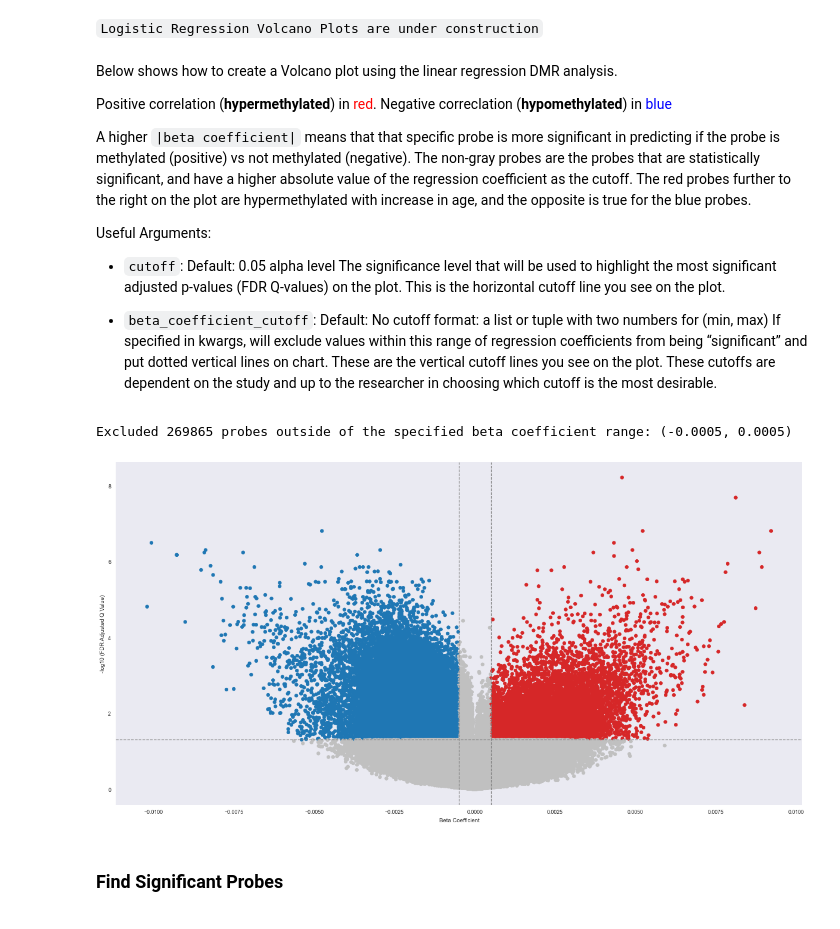
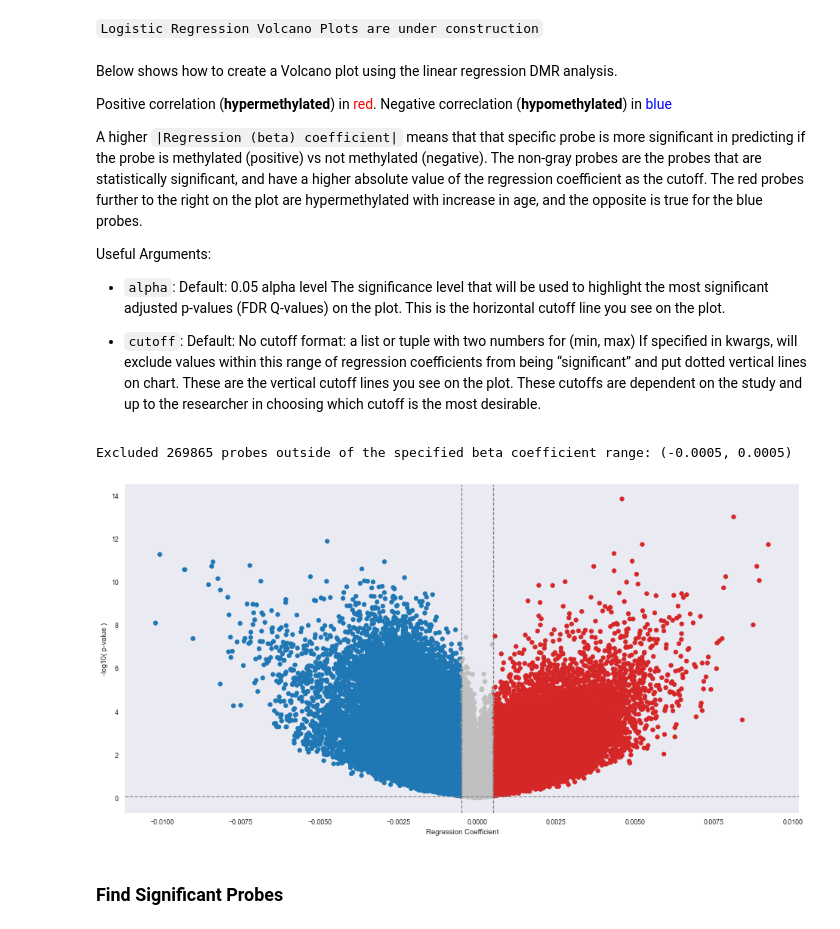
Before and after one commit to FoxoTech/methylize, a Jupyter notebook: docs/methylize_tutorial.ipynb, the cells around one changed output. Drawn from its saved outputs; the diff is of its cells as text; code cells hidden in the pictures.

```diff
--- a/docs/methylize_tutorial.ipynb
+++ b/docs/methylize_tutorial.ipynb
@@ -217,18 +218,18 @@ Below shows how to create a Volcano plot using the linear regression DMR analysi
 Positive correlation (**hypermethylated**) in <font color='red'>red</font>.
 Negative correclation (**hypomethylated**) in <font color='blue'>blue</font>
 
-A higher `|beta coefficient|` means that that specific probe is more significant in predicting if the probe is methylated (positive) vs not methylated (negative). The non-gray probes are the probes that are statistically significant, and have a higher absolute value of the regression coefficient as the cutoff. The red probes further to the right on the plot are hypermethylated with increase in age, and the opposite is true for the blue probes.
+A higher `|Regression (beta) coefficient|` means that that specific probe is more significant in predicting if the probe is methylated (positive) vs not methylated (negative). The non-gray probes are the probes that are statistically significant, and have a higher absolute value of the regression coefficient as the cutoff. The red probes further to the right on the plot are hypermethylated with increase in age, and the opposite is true for the blue probes.
 
 Useful Arguments:
 
-* `cutoff`: Default: 0.05 alpha level The significance level that will be used to highlight the most significant adjusted p-values (FDR Q-values) on the plot. This is the horizontal cutoff line you see on the plot.
+* `alpha`: Default: 0.05 alpha level The significance level that will be used to highlight the most significant adjusted p-values (FDR Q-values) on the plot. This is the horizontal cutoff line you see on the plot.
 
-* `beta_coefficient_cutoff`: Default: No cutoff format: a list or tuple with two numbers for (min, max) If specified in kwargs, will exclude values within this range of regression coefficients from being “significant” and put dotted vertical lines on chart. These are the vertical cutoff lines you see on the plot. These cutoffs are dependent on the study and up to the researcher in choosing which cutoff is the most desirable.
+* `cutoff`: Default: No cutoff format: a list or tuple with two numbers for (min, max) If specified in kwargs, will exclude values within this range of regression coefficients from being “significant” and put dotted vertical lines on chart. These are the vertical cutoff lines you see on the plot. These cutoffs are dependent on the study and up to the researcher in choosing which cutoff is the most desirable.
 # %%
-methylize.volcano_plot(test_results2, fontsize=16, cutoff=0.05, beta_coefficient_cutoff=(-0.0005,0.0005), save=False)
+methylize.volcano_plot(test_results2, fontsize=16, cutoff=(-0.0005,0.0005), alpha=0.05, save=False)
 # %% [output]
 Excluded 269865 probes outside of the specified beta coefficient range: (-0.0005, 0.0005)
-[figure, old version]
+[figure, new version]
 # %% [markdown]
 ### Find Significant Probes
 # %%
```
Also changed, not shown: parts of 11 cells of this notebook.
